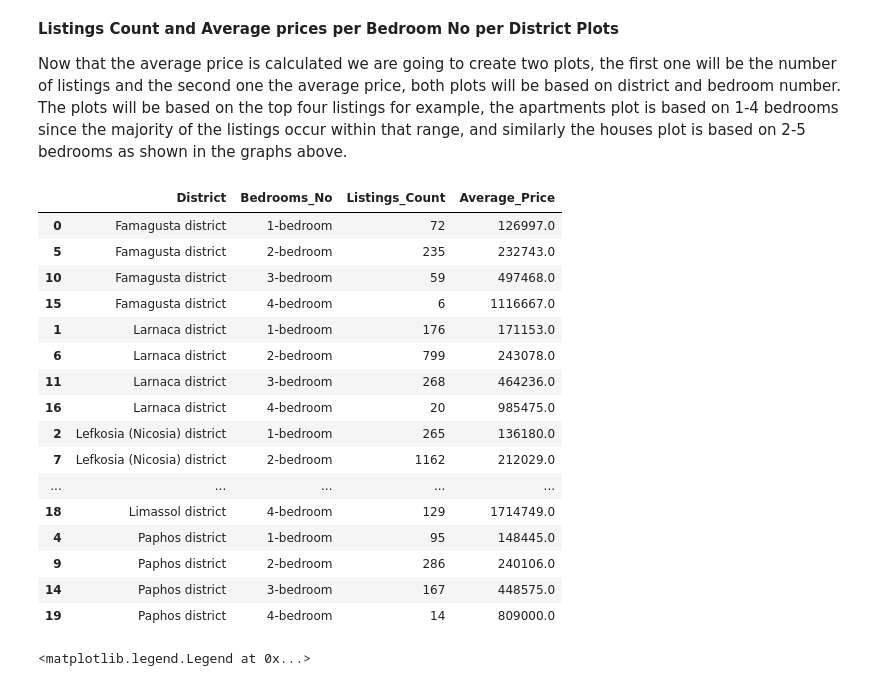
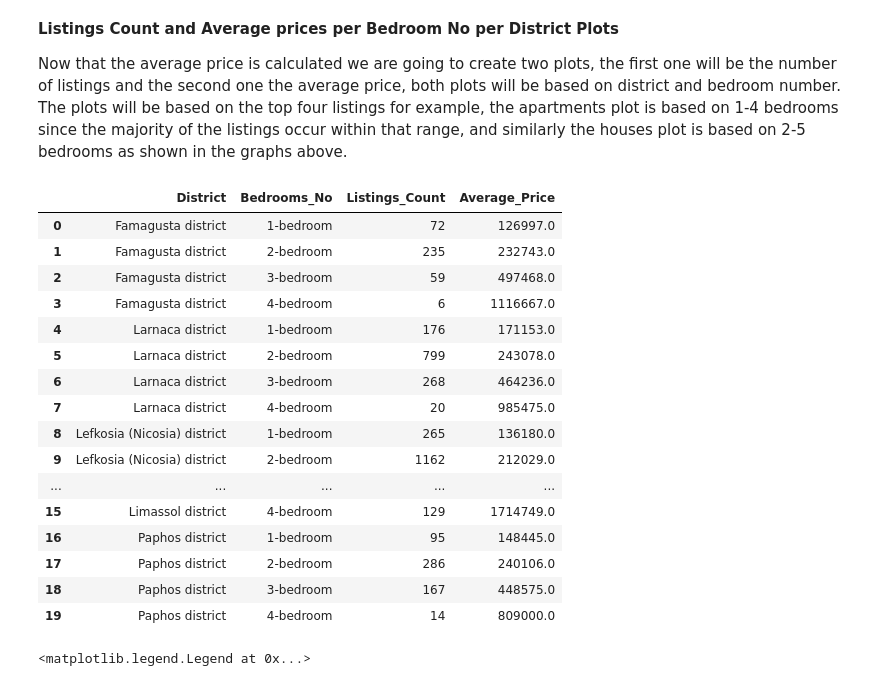
Before and after one commit to spyrou-andre/Data-Analyst-Portfolio, a Jupyter notebook: Housing-Prices/Jupyter_Notebook_Code.ipynb, the cells around one changed output. Saved outputs shown, nothing was run; the diff lists cells and outputs as text; code cells hidden in the pictures.

```diff
--- a/Housing-Prices/Jupyter_Notebook_Code.ipynb
+++ b/Housing-Prices/Jupyter_Notebook_Code.ipynb
@@ -469,26 +473,26 @@ Now that the average price is calculated we are going to create two plots, the f
 # %%
 #Apartments
 
 #Creating a dataset that is based for 1-4 bedrooms
 One_To_Four_Beds = District_Listings.loc[(District_Listings.Bedrooms_No == '1-bedroom') | (District_Listings.Bedrooms_No == '2-bedroom') | (District_Listings.Bedrooms_No == '3-bedroom') | (District_Listings.Bedrooms_No == '4-bedroom')].sort_values(["Bedrooms_No"],ascending=[True])
-One_To_Four_Beds.sort_values(["District",'Bedrooms_No'],ascending=[True,True])
+One_To_Four_Beds.sort_values(["District",'Bedrooms_No'],ascending=[True,True]).reset_index(drop=True)
 # %% [output]
 |  | District | Bedrooms_No | Listings_Count | Average_Price |
 | 0 | Famagusta district | 1-bedroom | 72 | 126997.0 |
-| 5 | Famagusta district | 2-bedroom | 235 | 232743.0 |
-| 10 | Famagusta district | 3-bedroom | 59 | 497468.0 |
-| 15 | Famagusta district | 4-bedroom | 6 | 1116667.0 |
-| 1 | Larnaca district | 1-bedroom | 176 | 171153.0 |
-| 6 | Larnaca district | 2-bedroom | 799 | 243078.0 |
-| 11 | Larnaca district | 3-bedroom | 268 | 464236.0 |
-| 16 | Larnaca district | 4-bedroom | 20 | 985475.0 |
-| 2 | Lefkosia (Nicosia) district | 1-bedroom | 265 | 136180.0 |
-| 7 | Lefkosia (Nicosia) district | 2-bedroom | 1162 | 212029.0 |
+| 1 | Famagusta district | 2-bedroom | 235 | 232743.0 |
+| 2 | Famagusta district | 3-bedroom | 59 | 497468.0 |
+| 3 | Famagusta district | 4-bedroom | 6 | 1116667.0 |
+| 4 | Larnaca district | 1-bedroom | 176 | 171153.0 |
+| 5 | Larnaca district | 2-bedroom | 799 | 243078.0 |
+| 6 | Larnaca district | 3-bedroom | 268 | 464236.0 |
+| 7 | Larnaca district | 4-bedroom | 20 | 985475.0 |
+| 8 | Lefkosia (Nicosia) district | 1-bedroom | 265 | 136180.0 |
+| 9 | Lefkosia (Nicosia) district | 2-bedroom | 1162 | 212029.0 |
 | ... | ... | ... | ... | ... |
-| 18 | Limassol district | 4-bedroom | 129 | 1714749.0 |
-| 4 | Paphos district | 1-bedroom | 95 | 148445.0 |
-| 9 | Paphos district | 2-bedroom | 286 | 240106.0 |
-| 14 | Paphos district | 3-bedroom | 167 | 448575.0 |
+| 15 | Limassol district | 4-bedroom | 129 | 1714749.0 |
+| 16 | Paphos district | 1-bedroom | 95 | 148445.0 |
+| 17 | Paphos district | 2-bedroom | 286 | 240106.0 |
+| 18 | Paphos district | 3-bedroom | 167 | 448575.0 |
 | 19 | Paphos district | 4-bedroom | 14 | 809000.0 |
 # %%
 #Plots two graphs in one figure they have different axes and the scientific format is removed
```
Also changed, not shown: parts of 11 cells of this notebook.
